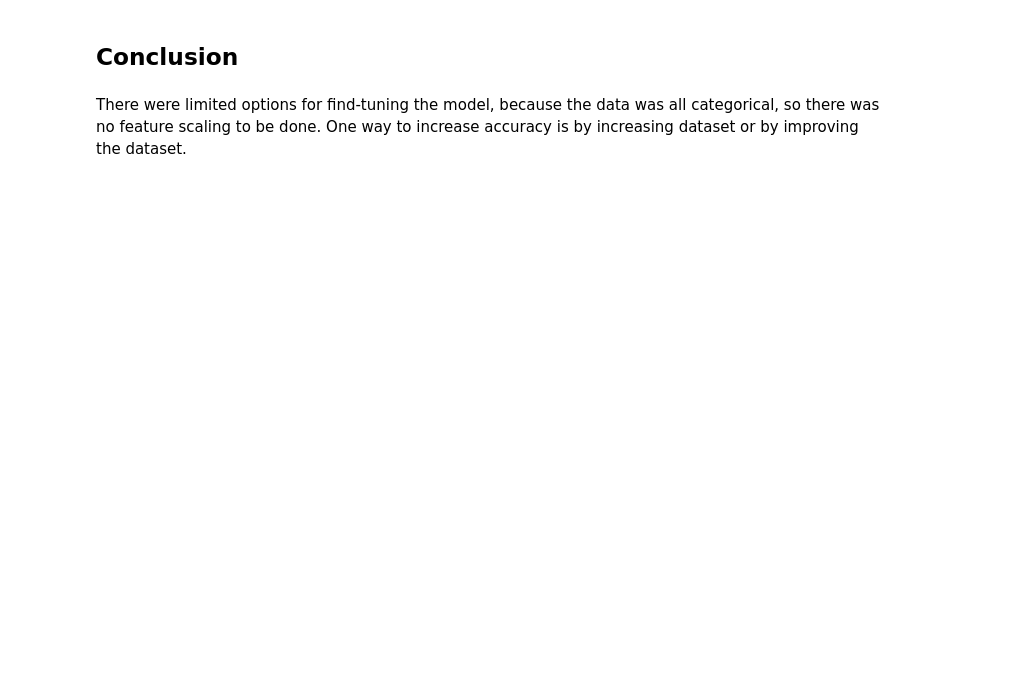
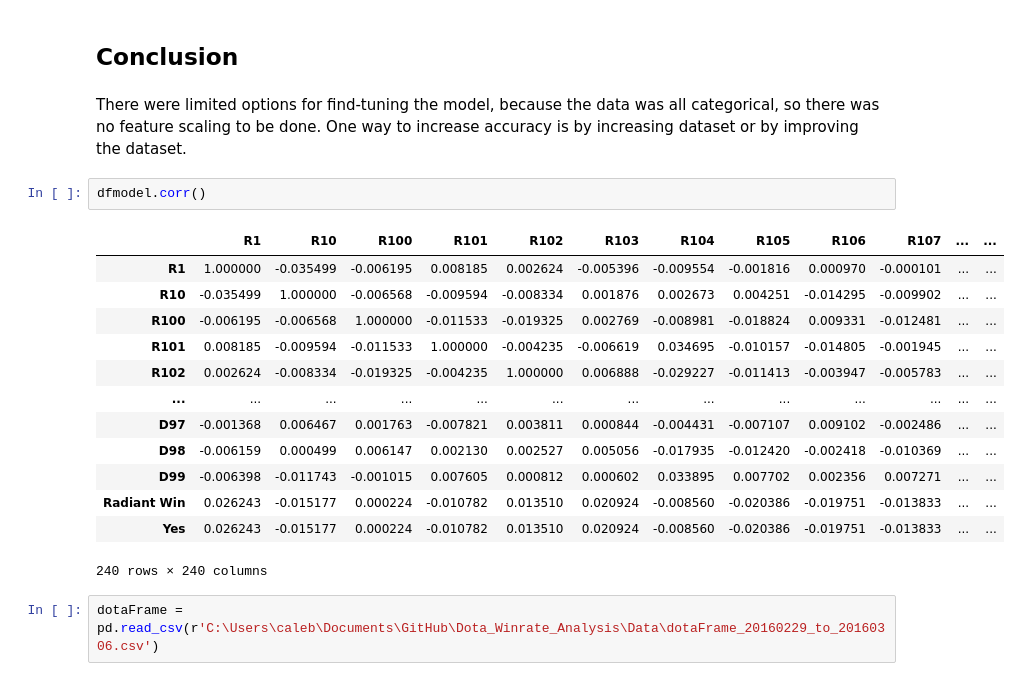
Before and after one commit to choldener/Dota_Winrate_Analysis, a Jupyter notebook: Models/Logistical Regression.ipynb, the cells around one changed output. Saved outputs shown, nothing was run; the diff lists cells and outputs as text; blank space fills up the shorter version.

```diff
--- a/Models/Logistical Regression.ipynb
+++ b/Models/Logistical Regression.ipynb
@@ -108,3 +108,21 @@ Logit Regression Results
 ## Conclusion
 # %% [markdown]
 There were limited options for find-tuning the model, because the data was all categorical, so there was no feature scaling to be done. One way to increase accuracy is by increasing dataset or by improving the dataset.
+# %%
+dfmodel.corr()
+# %% [output]
+|  | R1 | R10 | R100 | R101 | R102 | R103 | R104 | R105 | R106 | R107 | ... | ... |
+| R1 | 1.000000 | -0.035499 | -0.006195 | 0.008185 | 0.002624 | -0.005396 | -0.009554 | -0.001816 | 0.000970 | -0.000101 | ... | ... |
+| R10 | -0.035499 | 1.000000 | -0.006568 | -0.009594 | -0.008334 | 0.001876 | 0.002673 | 0.004251 | -0.014295 | -0.009902 | ... | ... |
+| R100 | -0.006195 | -0.006568 | 1.000000 | -0.011533 | -0.019325 | 0.002769 | -0.008981 | -0.018824 | 0.009331 | -0.012481 | ... | ... |
+| R101 | 0.008185 | -0.009594 | -0.011533 | 1.000000 | -0.004235 | -0.006619 | 0.034695 | -0.010157 | -0.014805 | -0.001945 | ... | ... |
+| R102 | 0.002624 | -0.008334 | -0.019325 | -0.004235 | 1.000000 | 0.006888 | -0.029227 | -0.011413 | -0.003947 | -0.005783 | ... | ... |
+| ... | ... | ... | ... | ... | ... | ... | ... | ... | ... | ... | ... | ... |
+| D97 | -0.001368 | 0.006467 | 0.001763 | -0.007821 | 0.003811 | 0.000844 | -0.004431 | -0.007107 | 0.009102 | -0.002486 | ... | ... |
+| D98 | -0.006159 | 0.000499 | 0.006147 | 0.002130 | 0.002527 | 0.005056 | -0.017935 | -0.012420 | -0.002418 | -0.010369 | ... | ... |
+| D99 | -0.006398 | -0.011743 | -0.001015 | 0.007605 | 0.000812 | 0.000602 | 0.033895 | 0.007702 | 0.002356 | 0.007271 | ... | ... |
+| Radiant Win | 0.026243 | -0.015177 | 0.000224 | -0.010782 | 0.013510 | 0.020924 | -0.008560 | -0.020386 | -0.019751 | -0.013833 | ... | ... |
+| Yes | 0.026243 | -0.015177 | 0.000224 | -0.010782 | 0.013510 | 0.020924 | -0.008560 | -0.020386 | -0.019751 | -0.013833 | ... | ... |
+240 rows × 240 columns
+# %%
+dotaFrame = pd.read_csv(r'C:\Users\caleb\Documents\GitHub\Dota_Winrate_Analysis\Data\dotaFrame_20160229_to_20160306.csv')
```
Also changed, not shown: parts of 5 cells of this notebook, 1 other file.
